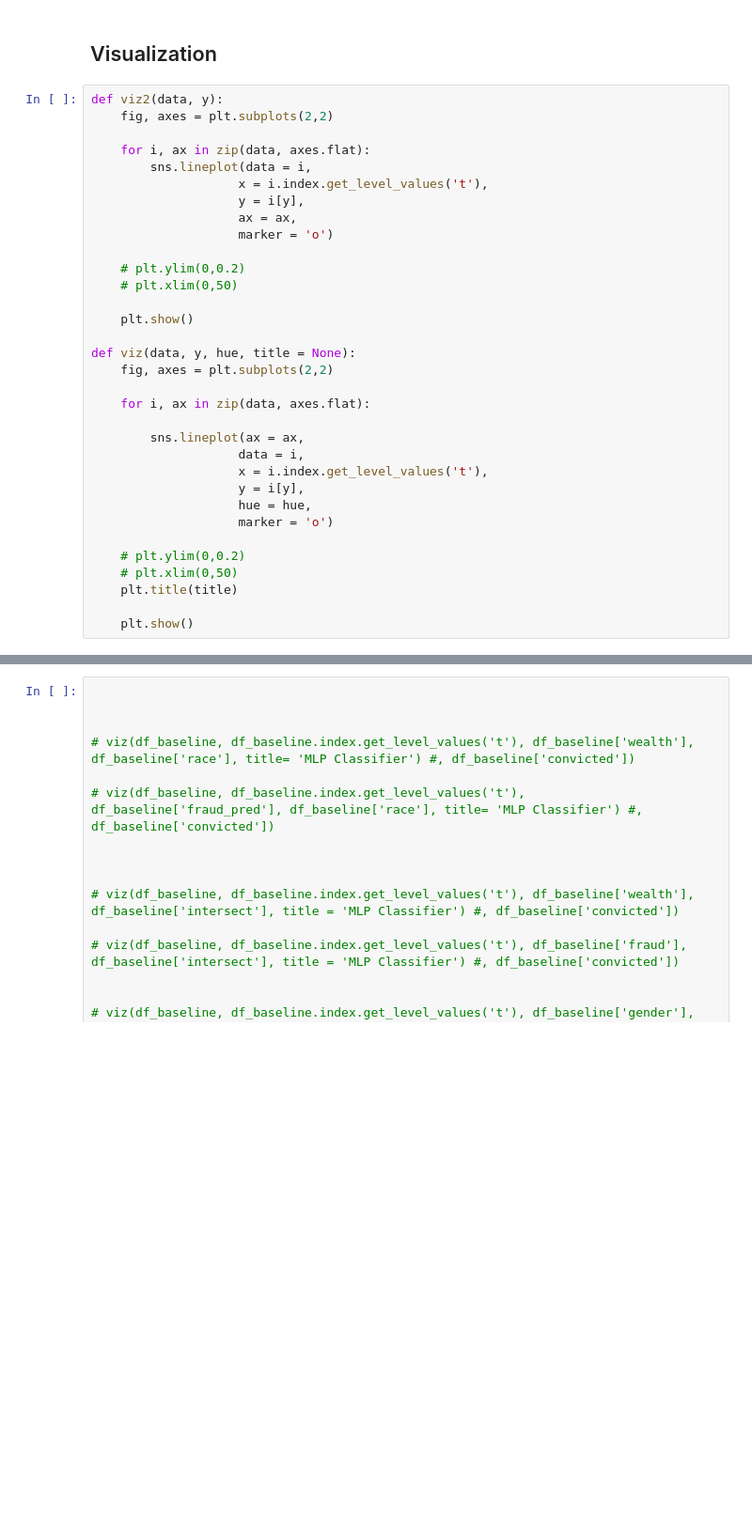
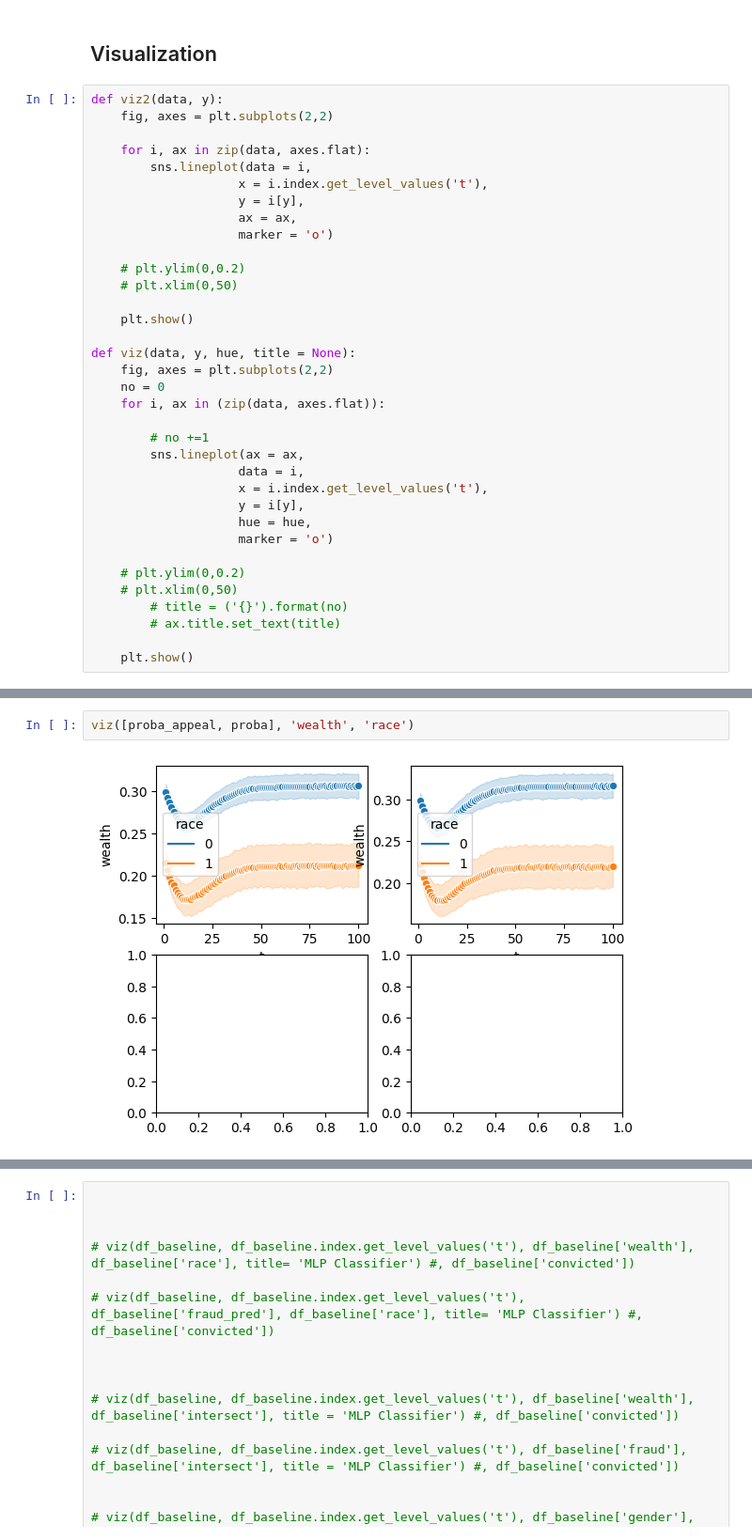
Before and after one commit to Le-Ty/abm_dm_impact, a Jupyter notebook: basic/evals/mlp_vs_clf.ipynb, the cells around one changed output, grey strips where cells are left out. Shown at 94% size. Drawn from its saved outputs; the diff is of its cells as text; blank space fills up the shorter version.

```diff
--- a/basic/evals/mlp_vs_clf.ipynb
+++ b/basic/evals/mlp_vs_clf.ipynb
@@ -200,9 +220,10 @@ def viz2(data, y):
 
 def viz(data, y, hue, title = None):
     fig, axes = plt.subplots(2,2)
+    no = 0
+    for i, ax in (zip(data, axes.flat)):
 
-    for i, ax in zip(data, axes.flat):
-
+        # no +=1
         sns.lineplot(ax = ax,
                     data = i,
                     x = i.index.get_level_values('t'),
@@ -212,7 +233,8 @@ def viz(data, y, hue, title = None):
 
     # plt.ylim(0,0.2)
     # plt.xlim(0,50)
-    plt.title(title)
+        # title = ('{}').format(no)
+        # ax.title.set_text(title)
 
     plt.show()
 # %%
@@ -261 +317,5 @@ for i in dfs:
+# %%
+viz([proba_appeal, proba], 'wealth', 'race')
+# %% [output]
+[figure, added]
 # %%
```
Also changed, not shown: parts of 10 cells of this notebook, 7 other files.
